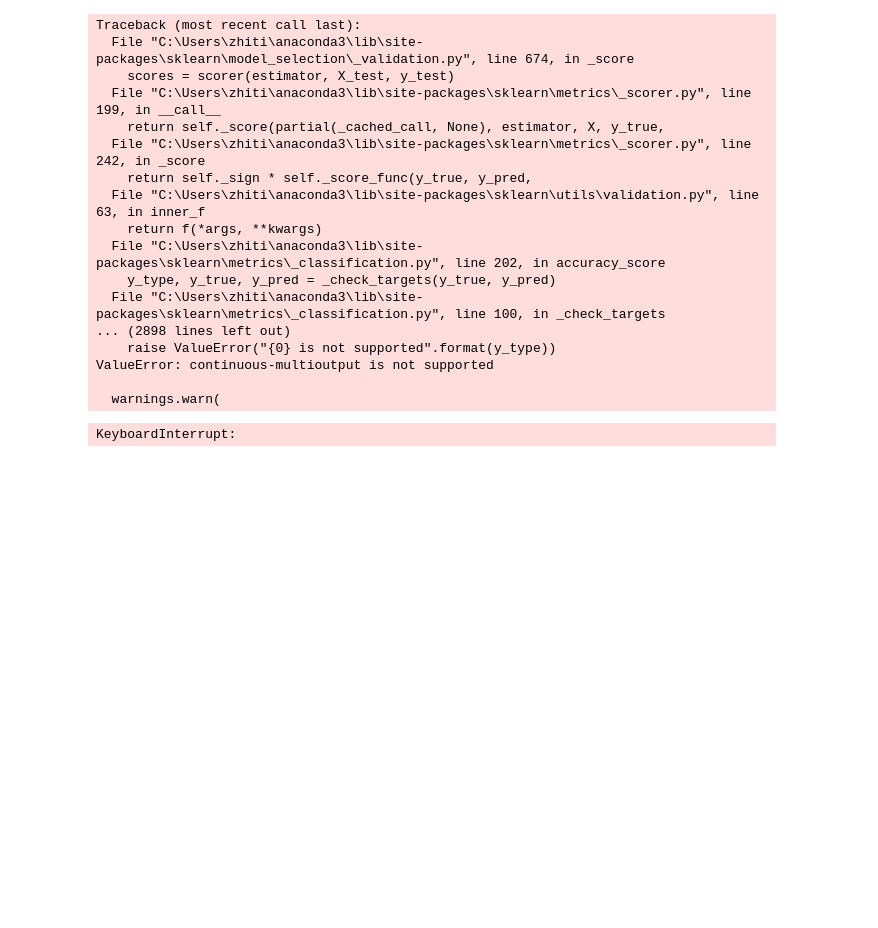
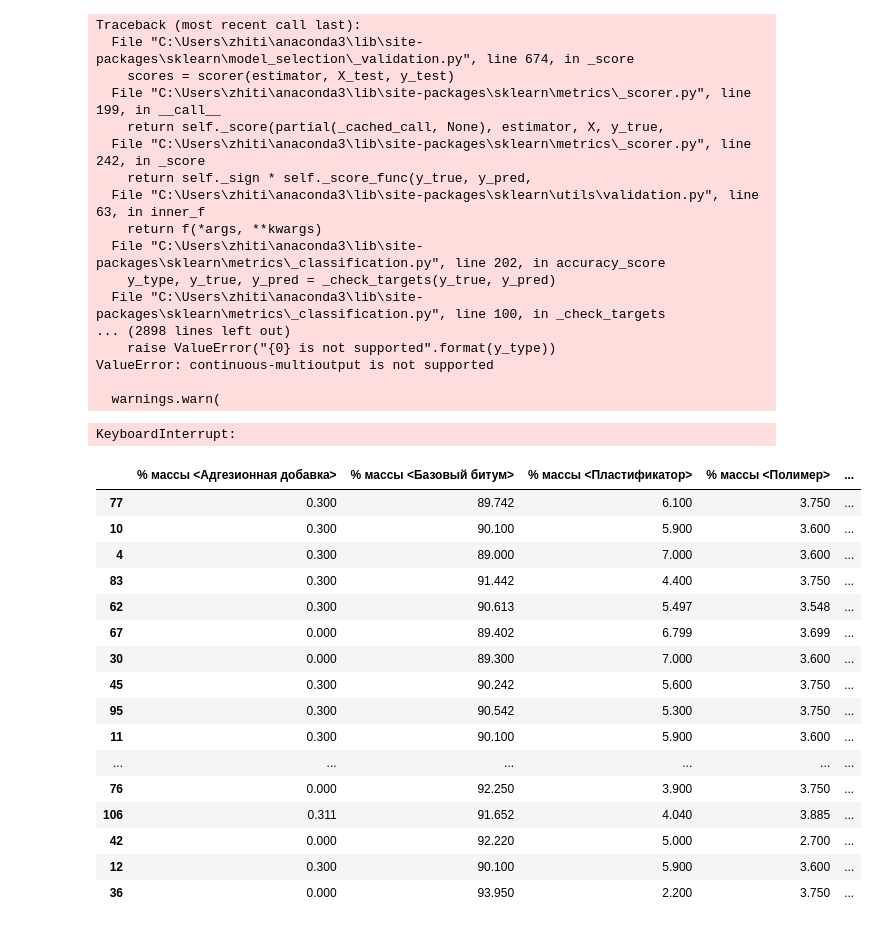
Before and after one commit to K-Team-Coders/Neftecode, a Jupyter notebook: notebooks/temio_research.ipynb, the cells around one changed output. Drawn from its saved outputs; the diff is of its cells as text; code cells hidden in the pictures; blank space fills up the shorter version.

```diff
--- a/notebooks/temio_research.ipynb
+++ b/notebooks/temio_research.ipynb
@@ -444,3 +444,23 @@ result
 # %%
 df = pd.read_csv('result.csv')
 df
+# %%
+X_test
+# %% [output]
+|  | % массы <Адгезионная добавка> | % массы <Базовый битум> | % массы <Пластификатор> | % массы <Полимер> | ... |
+| 77 | 0.300 | 89.742 | 6.100 | 3.750 | ... |
+| 10 | 0.300 | 90.100 | 5.900 | 3.600 | ... |
+| 4 | 0.300 | 89.000 | 7.000 | 3.600 | ... |
+| 83 | 0.300 | 91.442 | 4.400 | 3.750 | ... |
+| 62 | 0.300 | 90.613 | 5.497 | 3.548 | ... |
+| 67 | 0.000 | 89.402 | 6.799 | 3.699 | ... |
+| 30 | 0.000 | 89.300 | 7.000 | 3.600 | ... |
+| 45 | 0.300 | 90.242 | 5.600 | 3.750 | ... |
+| 95 | 0.300 | 90.542 | 5.300 | 3.750 | ... |
+| 11 | 0.300 | 90.100 | 5.900 | 3.600 | ... |
+| ... | ... | ... | ... | ... | ... |
+| 76 | 0.000 | 92.250 | 3.900 | 3.750 | ... |
+| 106 | 0.311 | 91.652 | 4.040 | 3.885 | ... |
+| 42 | 0.000 | 92.220 | 5.000 | 2.700 | ... |
+| 12 | 0.300 | 90.100 | 5.900 | 3.600 | ... |
+| 36 | 0.000 | 93.950 | 2.200 | 3.750 | ... |
```
Also changed, not shown: parts of 5 cells of this notebook, 10 other files.
